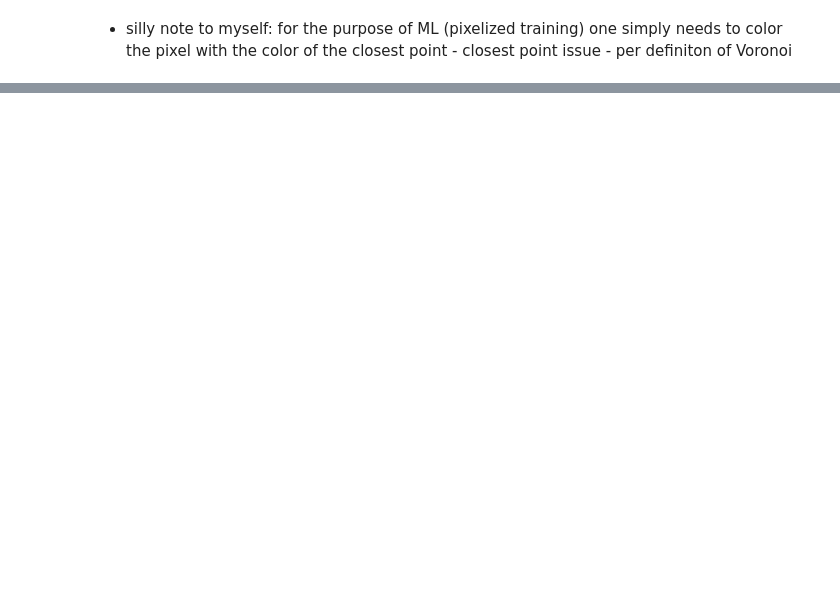
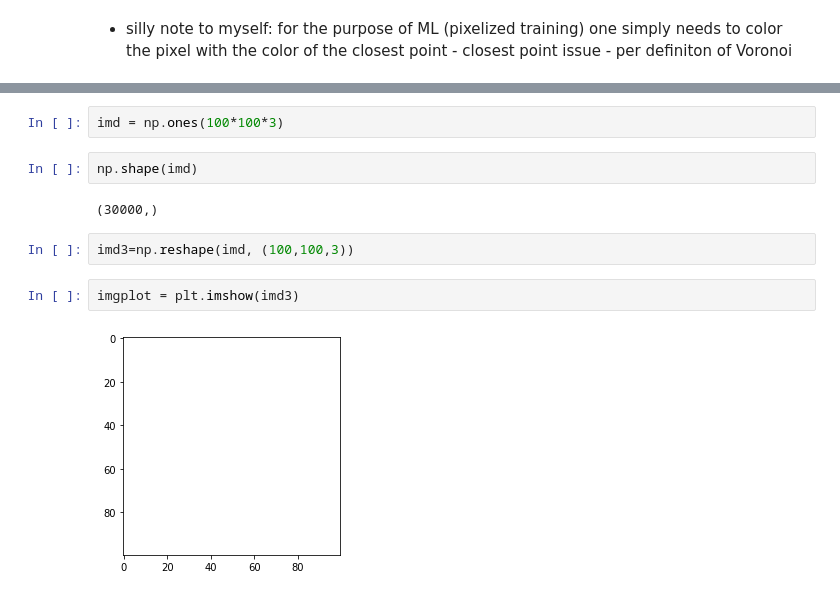
Before and after one commit to matplo/playground, a Jupyter notebook: voronoi_test.ipynb, the cells around one changed output, grey strips where cells are left out. Cells and saved outputs as stored; diff of their text form; blank space fills up the shorter version.

```diff
--- a/voronoi_test.ipynb
+++ b/voronoi_test.ipynb
@@ -124,0 +138,12 @@ plt.show()
+# %%
+imd = np.ones(100*100*3)
+# %%
+np.shape(imd)
+# %% [output]
+(30000,)
+# %%
+imd3=np.reshape(imd, (100,100,3))
+# %%
+imgplot = plt.imshow(imd3)
+# %% [output]
+[figure, added]
```
Also changed, not shown: parts of 7 cells of this notebook.
